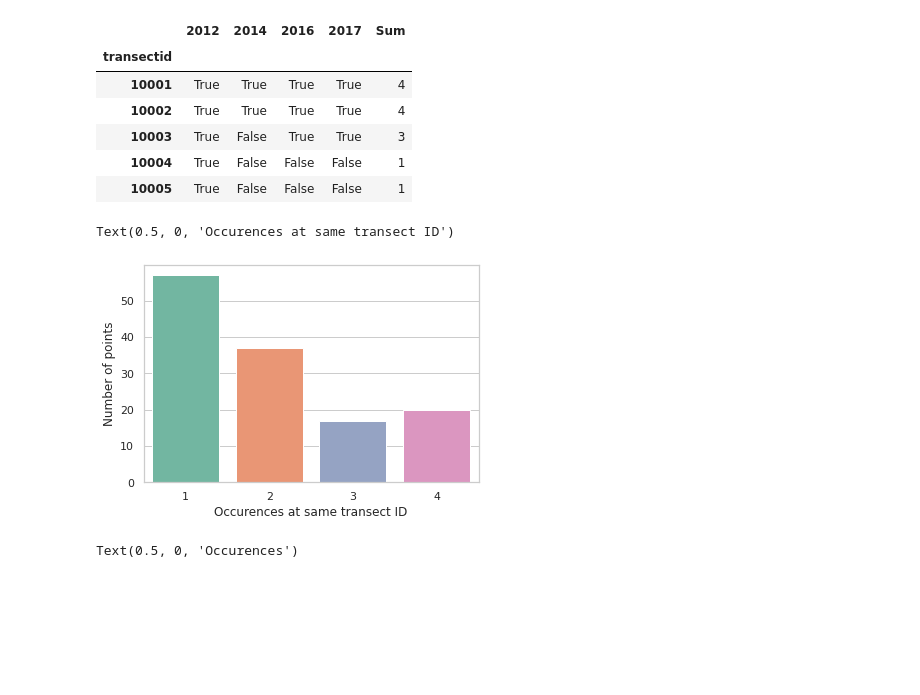
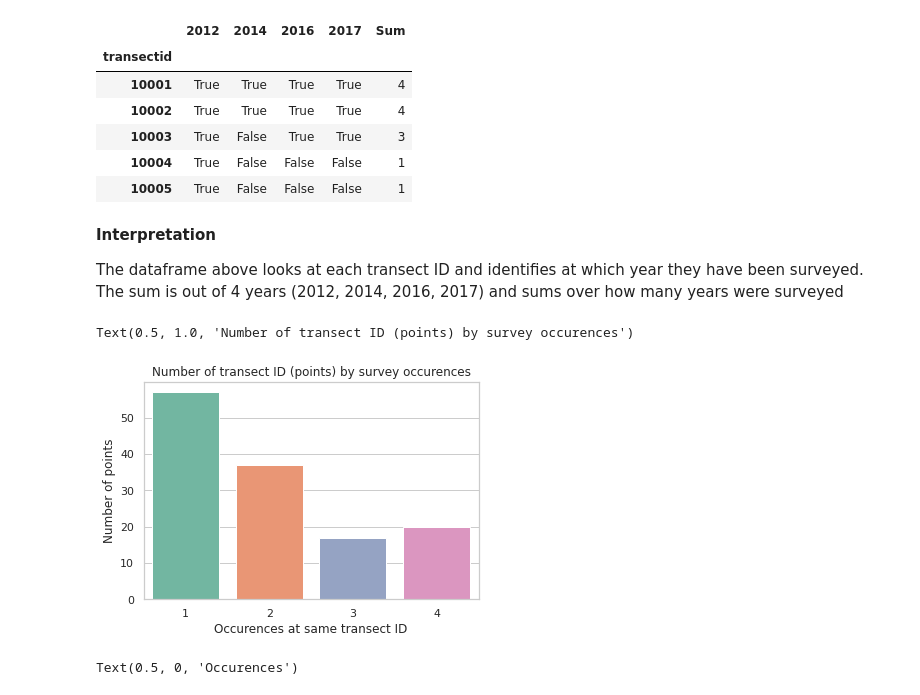
Before and after one commit to LaviSchlyter/research_course_coral, a Jupyter notebook: Notebook_1_Coral_data_presentation.ipynb, the cells around one changed output. Drawn from its saved outputs; the diff is of its cells as text; code cells hidden in the pictures; blank space fills up the shorter version.

```diff
--- a/Notebook_1_Coral_data_presentation.ipynb
+++ b/Notebook_1_Coral_data_presentation.ipynb
@@ -40,6 +40,6 @@ ModuleNotFoundError: No module named 'pyproj'
 # %%
 # Import the csv data with percentage of hard, soft corals, other inverterbrates and other things
-Survey = pd.read_csv("../Data/Reefs/seaviewsurvey_surveys.csv")
+Survey = pd.read_csv("Data/seaviewsurvey_surveys.csv")
 Survey.head()
 # %% [output]
 |  | surveyid | transectid | surveydate | ocean | country | folder_name | lat_start | lng_start | lat_end | ... |
@@ -178,14 +176,19 @@ df_joined.head()
 | 10003 | True | False | True | True | 3 |
 | 10004 | True | False | False | False | 1 |
 | 10005 | True | False | False | False | 1 |
+# %% [markdown]
+**Interpretation**
+
+The dataframe above looks at each transect ID and identifies at which year they have been surveyed. The sum is out of 4 years (2012, 2014, 2016, 2017) and sums over how many years were surveyed
 # %%
 # plot occurences
 ax = sns.countplot(x="Sum", data=df_joined, palette="Set2")
 ax.set_ylabel('Number of points')
 ax.set_xlabel('Occurences at same transect ID')
+plt.title("Number of transect ID (points) by survey occurences")
 # %% [output]
-Text(0.5, 0, 'Occurences at same transect ID')
+Text(0.5, 1.0, 'Number of transect ID (points) by survey occurences')
-[figure, old version]
+[figure, new version]
 # %%
 ax = sns.countplot(x="Sum", data=df_joined, palette="Set2")
 ax.set_ylabel('Number of points')
```
Also changed, not shown: parts of 34 cells of this notebook.
